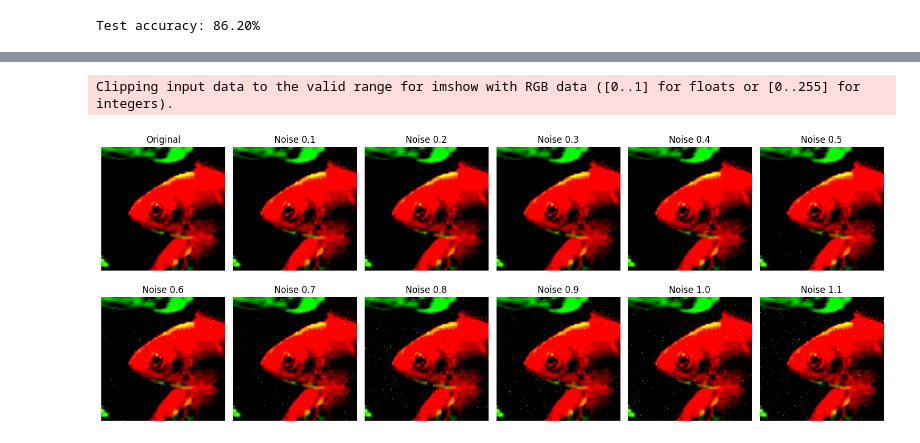
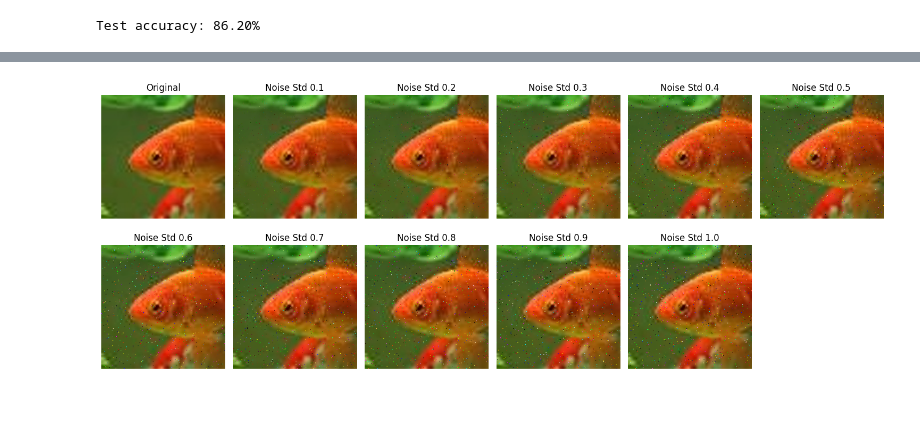
Before and after one commit to dcuoliveira/leap-challenge, a Jupyter notebook: src/solution.ipynb, the cells around one changed output, grey strips where cells are left out. Cells and saved outputs as stored; diff of their text form; code cells hidden in the pictures; blank space fills up the shorter version.

```diff
--- a/src/solution.ipynb
+++ b/src/solution.ipynb
@@ -40,29 +52,15 @@ Each class folder contains an <code>images/</code> directory with the raw images
 
 We start by visualizing a few sample images from the dataset to better understand its characteristics and diversity.
 # %%
-import os
-import random
-from PIL import Image
-import matplotlib.pyplot as plt
-
-# --- Path to Tiny ImageNet 224 ---
-data_path = os.path.join(os.getcwd(), "data", "inputs", "tiny-224")
-
-# --- Train folder ---
-train_path = os.path.join(data_path, "train")
-
-# --- Get all class directories ---
 classes = [d for d in os.listdir(train_path) if os.path.isdir(os.path.join(train_path, d))]
 
-# --- Pick a random class and a random image ---
 random.seed(19940202)
 random_class = random.choice(classes)
-images_dir = os.path.join(train_path, random_class, "images")  # folder structure: train/WNID/images
+images_dir = os.path.join(train_path, random_class, "images")
 image_files = os.listdir(images_dir)
 random_image_file = random.choice(image_files)
 image_path = os.path.join(images_dir, random_image_file)
 
-# --- Load and display the image ---
 img = Image.open(image_path).convert("RGB")
 
 plt.figure(figsize=(4, 4))
@@ -246,69 +199,53 @@ This method is non-targeted and does not exploit model gradients, but it simulat
 # %%
-import numpy as np
-import matplotlib.pyplot as plt
-from torchvision import datasets
-from torch.utils.data import DataLoader
-
-def add_noise_to_random_pixels(image, num_noise_pixels=1000, noise_std=0.1):
-    """
-    Adds Gaussian noise to `num_noise_pixels` randomly selected pixels in the input image.
-
-    Parameters:
-    - image: numpy array of shape (H, W, C), values in [0, 1]
-    - num_noise_pixels: number of pixels to alter
-    - noise_std: standard deviation of the Gaussian noise
-
-    Returns:
-    - noisy_image: the image with noise added
-    """
-    H, W, C = image.shape
-    noisy_image = image.copy()
-
-    # Select random pixel locations
-    pixel_indices = np.random.choice(H * W, size=num_noise_pixels, replace=False)
-    rows = pixel_indices // W
-    cols = pixel_indices % W
-
-    # Add noise to each pixel across all 3 channels
-    noisy_image[rows, cols, :] += np.random.normal(0, noise_std, size=(num_noise_pixels, C))
-
-    # Optional: clip to valid range if needed (e.g., [0, 1] for image display)
-    noisy_image = np.clip(noisy_image, 0, 1)
-
-    return noisy_image
-
 # --- Load test dataset and create DataLoader ---
 test_dataset = datasets.ImageFolder(root=test_path, transform=transform)
 test_loader = DataLoader(test_dataset, batch_size=32, shuffle=False)
 
+# Get one batch of images
 images, labels = next(iter(test_loader))
 i = 1
 
-# Convert the i-th image to (H, W, C) format and to numpy
+# Convert the i-th image to (H, W, C) numpy format for visualization
 orig_image = images[i].permute(1, 2, 0).numpy()
+# Denormalize for proper plotting if needed (ImageNet normalization)
+mean = np.array([0.485, 0.456, 0.406])
+std = np.array([0.229, 0.224, 0.225])
+orig_image = np.clip(orig_image * std + mean, 0, 1)
 
 # Plot original + noisy versions
-noise_levels = np.arange(0.1, 1.2, 0.1)  # 0.1 to 1.0 inclusive
+noise_levels = np.arange(0.1, 1.1, 0.1)  # 0.1 to 1.0 inclusive
 num_levels = len(noise_levels)
 
 plt.figure(figsize=(15, 6))
 
 # Plot original
 plt.subplot(2, 6, 1)
 plt.imshow(orig_image)
 plt.title("Original")
 plt.axis('off')
 
-# Plot noisy images
+# Plot noisy images using the class
 for idx, noise_std in enumerate(noise_levels, start=2):
-    noise_image = add_noise_to_random_pixels(orig_image, num_noise_pixels=1000, noise_std=noise_std)
+    # Convert original image to torch.Tensor (C,H,W)
+    img_tensor = torch.tensor(orig_image).permute(2, 0, 1).float()
+
+    # Apply adversarial noise
+    noisy_tensor = adu.add_noise_to_random_pixels(
+        img_tensor,
+        num_noise_pixels=1000,
+        noise_std=noise_std
+    )
+
+    # Convert back to numpy for plotting (H, W, C)
+    noise_image = noisy_tensor.permute(1, 2, 0).numpy()
+    noise_image = np.clip(noise_image, 0, 1)
+
     plt.subplot(2, 6, idx)
     plt.imshow(noise_image)
-    plt.title(f"Noise {noise_std:.1f}")
+    plt.title(f"Noise Std {noise_std:.1f}")
     plt.axis('off')
 
 plt.tight_layout()
 plt.show()
 # %% [output]
-Clipping input data to the valid range for imshow with RGB data ([0..1] for floats or [0..255] for integers).
-[figure, old version]
+[figure, new version]
```
Also changed, not shown: parts of 12 cells of this notebook.
